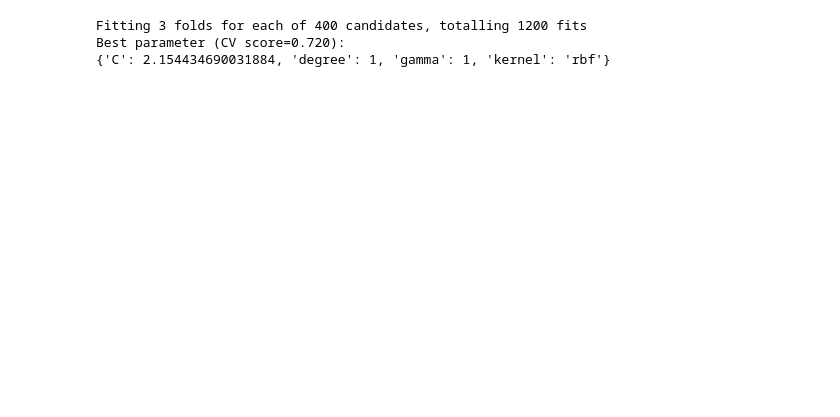
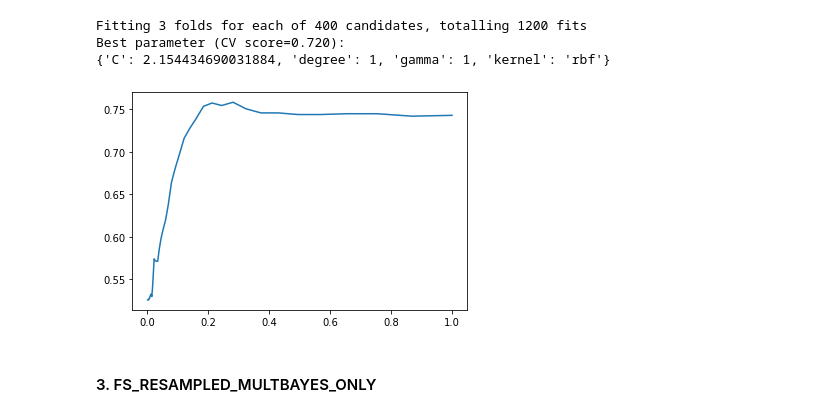
Before and after one commit to irenechang1510/indian-cuisine-EDA, a Jupyter notebook: analysis.ipynb, the cells around one changed output. Cells and saved outputs as stored; diff of their text form; code cells hidden in the pictures; blank space fills up the shorter version.

```diff
--- a/analysis.ipynb
+++ b/analysis.ipynb
@@ -953,3 +884,18 @@ print(random_search.best_params_)
 Fitting 3 folds for each of 400 candidates, totalling 1200 fits
 Best parameter (CV score=0.720):
 {'C': 2.154434690031884, 'degree': 1, 'gamma': 1, 'kernel': 'rbf'}
+# %%
+acc = []
+gamma = np.logspace(-3, 0, 50)
+for g in gamma:
+    svc = SVC(random_state=0, C=1.4677992676220695,gamma = g)
+    # gamma = 0.28117687
+    scores = evaluate_model(x_train_fs, y_resampled, svc)
+    acc.append(mean(scores))
+
+plt.plot(gamma, acc)
+plt.show()
+# %% [output]
+[figure, added]
+# %% [markdown]
+#### 3. FS_RESAMPLED_MULTBAYES_ONLY
```
Also changed, not shown: parts of 64 cells of this notebook.
